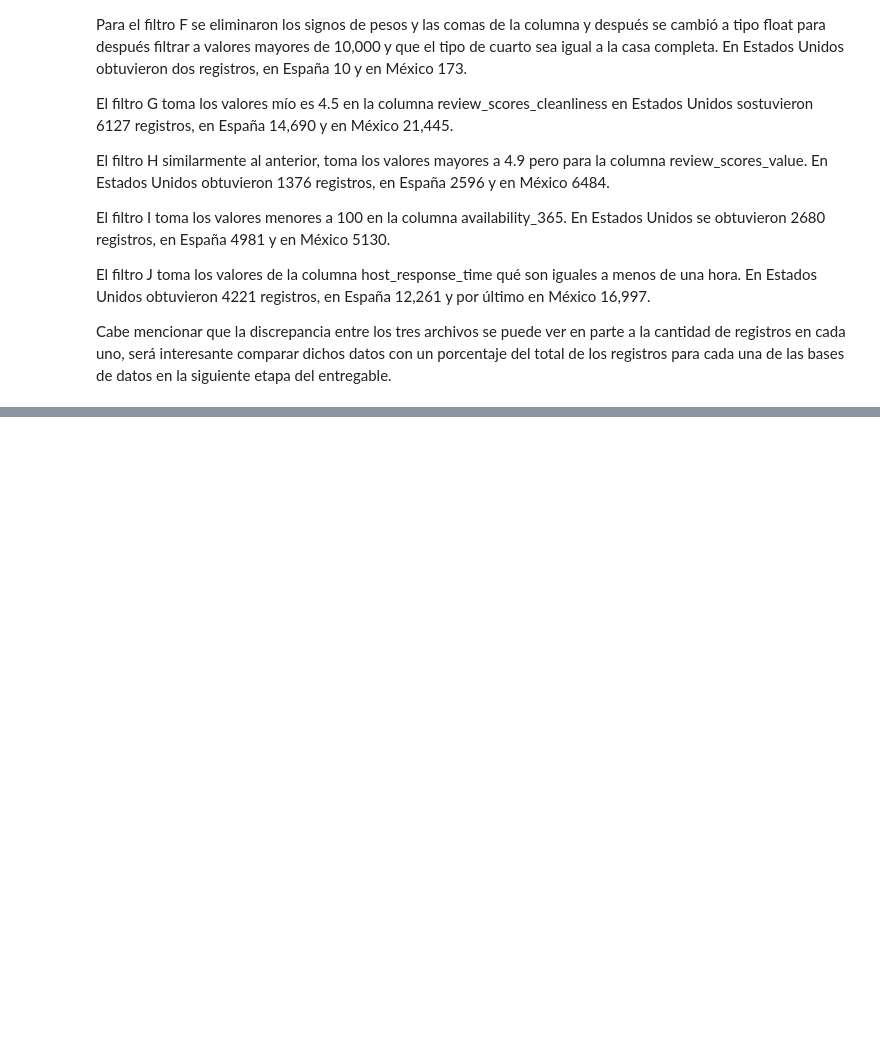
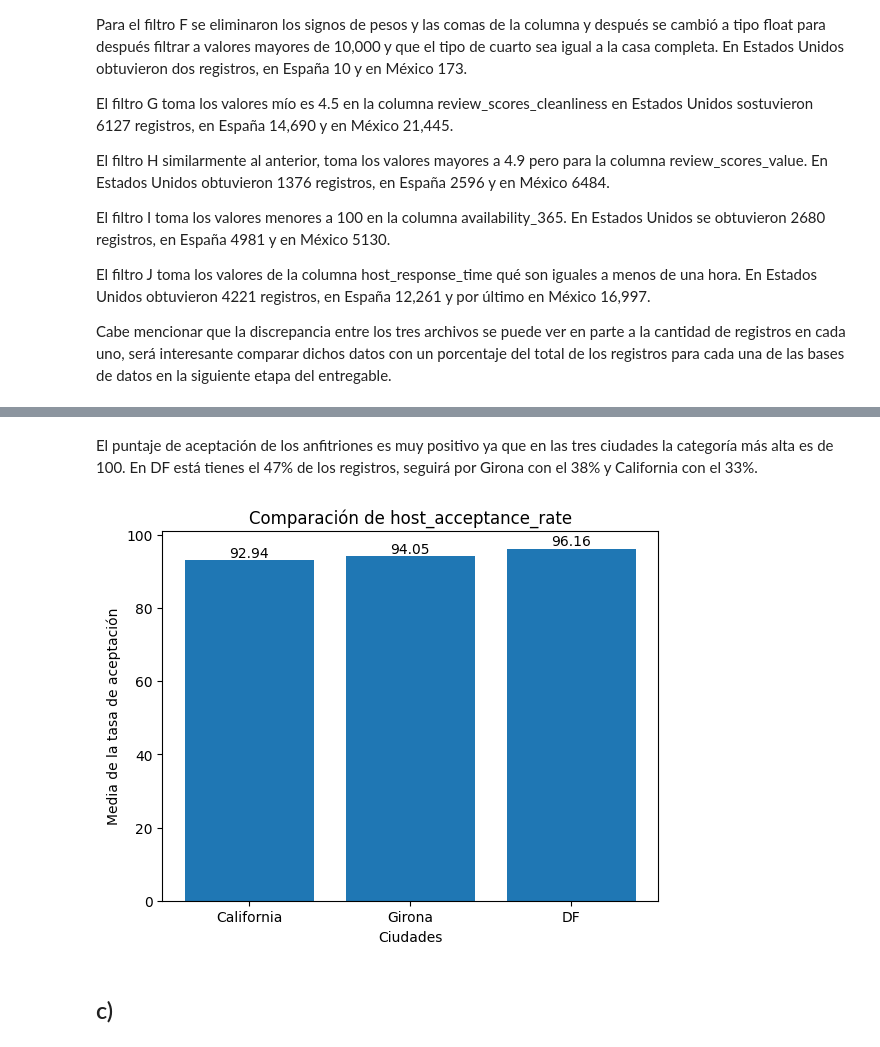
Before and after one commit to MSebastian3/Evaluacion, a Jupyter notebook: Actividad_5_(Evaluación).ipynb, the cells around one changed output, grey strips where cells are left out. Drawn from its saved outputs; the diff is of its cells as text; code cells hidden in the pictures; blank space fills up the shorter version.

```diff
--- a/Actividad_5_(Evaluación).ipynb
+++ b/Actividad_5_(Evaluación).ipynb
@@ -679,0 +805,33 @@ Cabe mencionar que la discrepancia entre los tres archivos se puede ver en parte
+# %% [markdown]
+El puntaje de aceptación de los anfitriones es muy positivo ya que en las tres ciudades la categoría más alta es de 100. En DF está tienes el 47% de los registros, seguirá por Girona con el 38% y California con el 33%.
+# %%
+#b)
+# Obtener la media de las tasas de aceptación en cada dataframe
+eua_mean = filtroa_eua['host_acceptance_rate'].mean()
+esp_mean = filtroa_esp['host_acceptance_rate'].mean()
+mex_mean = filtroa_mex['host_acceptance_rate'].mean()
+
+# Crear una lista con los valores medios
+means = [eua_mean, esp_mean, mex_mean]
+
+# Crear una lista con los nombres de los dataframes
+names = ['California', 'Girona', 'DF']
+
+# Crear la gráfica de barras
+plt.bar(names, means)
+
+# Añadir título y etiquetas a los ejes
+plt.title('Comparación de host_acceptance_rate')
+plt.xlabel('Ciudades')
+plt.ylabel('Media de la tasa de aceptación')
+
+# Agregar etiquetas de valores a las barras
+for i, v in enumerate(means):
+    plt.text(i, v, str(round(v, 2)), ha='center', va='bottom')
+
+# Mostrar la gráfica
+plt.show()
+# %% [output]
+[figure, added]
+# %% [markdown]
+## c)
```
Also changed, not shown: parts of 65 cells of this notebook.
